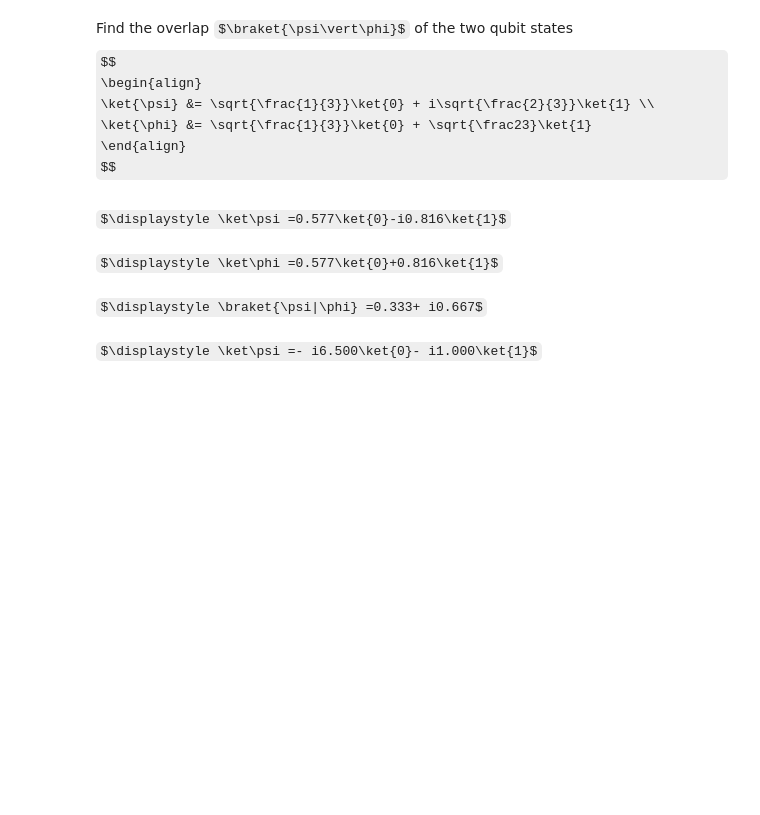
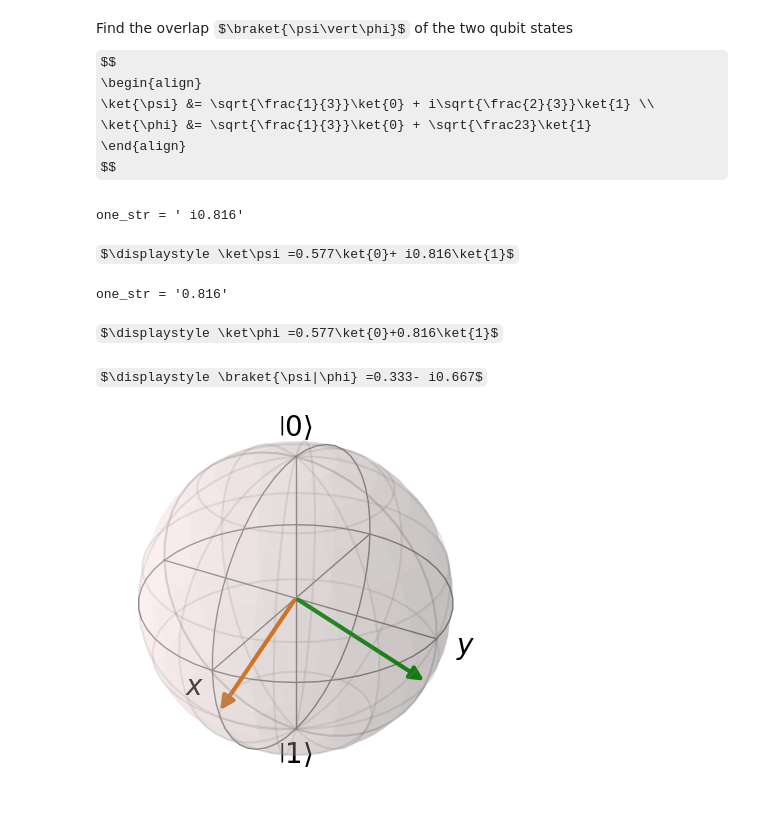
Before and after one commit to BastianValhoj/10384_QI, a Jupyter notebook: exercises/week01.ipynb, the cells around one changed output. Cells and saved outputs as stored; diff of their text form; code cells hidden in the pictures; some formulas as TeX source; blank space fills up the shorter version.

Commit message:
made project improvesments added package for custom functions in 'utils'

```diff
--- a/exercises/week01.ipynb
+++ b/exercises/week01.ipynb
@@ -90,7 +207,8 @@ $$
 # %%
 zero = qt.basis(2, 0)
 one = qt.basis(2, 1)
-psi = np.sqrt(1/3)*zero - 1j*np.sqrt(2/3)*one
+# psi = 1j*np.sqrt(2/3)*one
+psi = np.sqrt(1/3)*zero + 1j*np.sqrt(2/3)*one
 phi = np.sqrt(1/3)*zero + np.sqrt(2/3)*one
 
 res = psi.dag() * phi
@@ -98,9 +216,19 @@ prettyprint(r"\ket\psi =", psi)
 prettyprint(r"\ket\phi =", phi)
 prettyprint(r"\braket{\psi|\phi} =", res)
 # %% [output]
+one_str = ' i0.816'
-$\displaystyle \ket\psi =0.577\ket{0}-i0.816\ket{1}$
+$\displaystyle \ket\psi =0.577\ket{0}+ i0.816\ket{1}$
+one_str = '0.816'
 $\displaystyle \ket\phi =0.577\ket{0}+0.816\ket{1}$
-$\displaystyle \braket{\psi|\phi} =0.333+ i0.667$
+$\displaystyle \braket{\psi|\phi} =0.333- i0.667$
 # %%
+plot_bloch_plotly([psi, phi], labels=["ψ", "φ"], colors=["red", "blue"])
-# %% [output]
-$\displaystyle \ket\psi =- i6.500\ket{0}- i1.000\ket{1}$
+# %%
+fig = plt.figure()
+ax = fig.add_subplot(111, projection='3d')
+b = Bloch(fig=fig, axes=ax)
+b.add_states(psi)
+b.add_states(phi)
+b.render()
+# %% [output]
+[figure, added]
```
Also changed, not shown: parts of 5 cells of this notebook, 6 other files.
